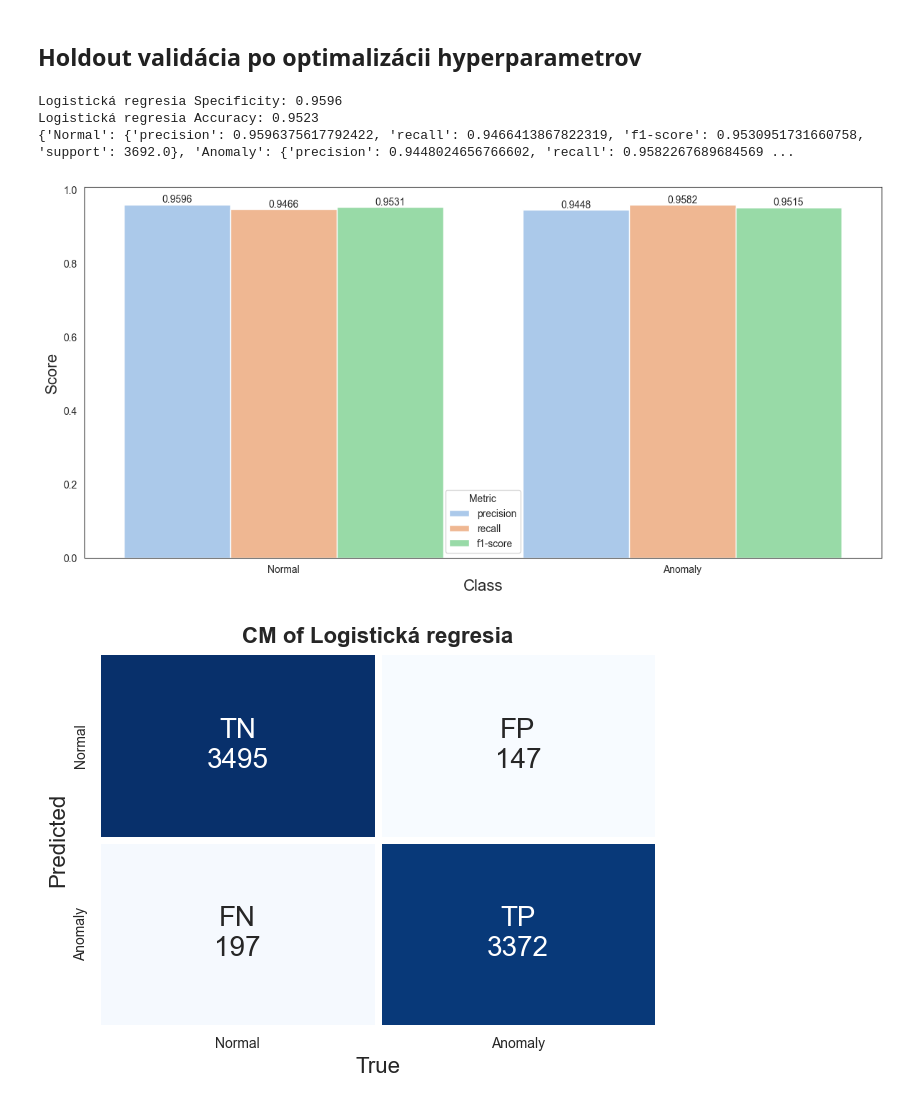
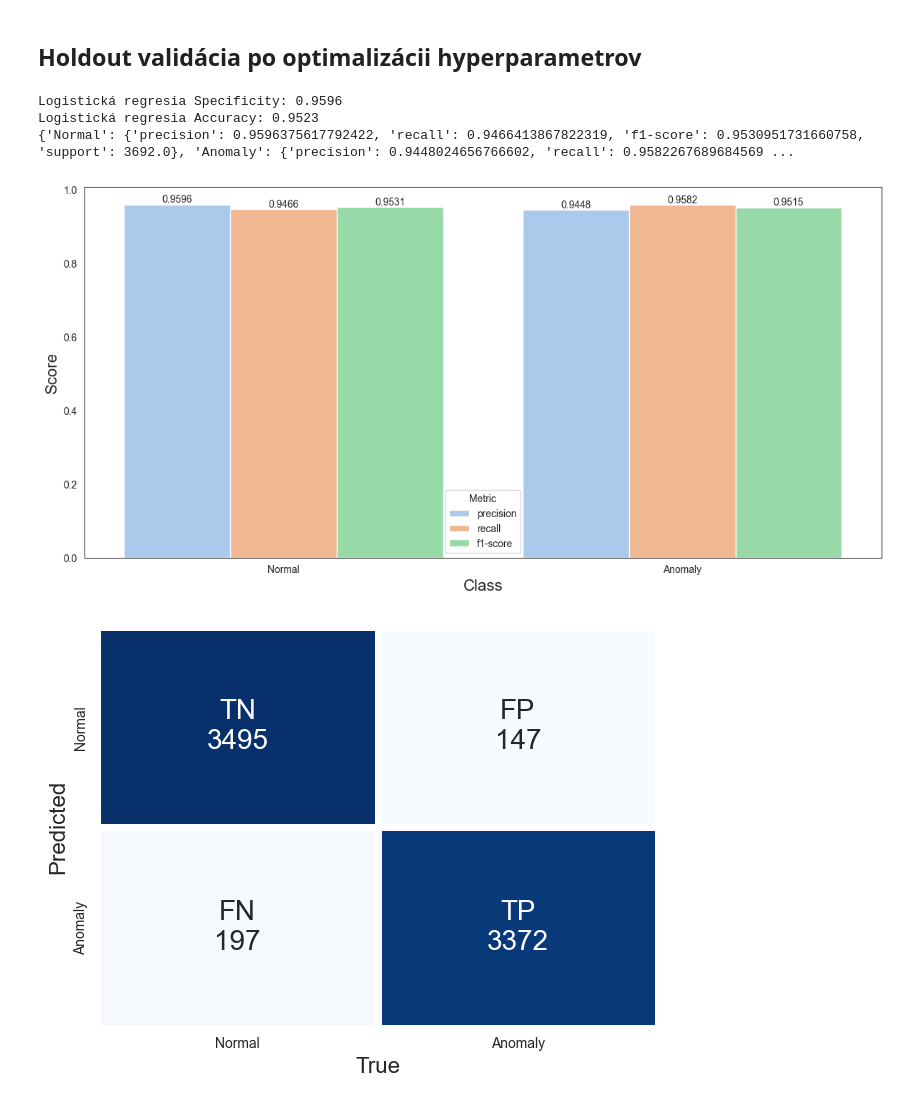
Before and after one commit to M4jkky/CRISP-DataMining, a Jupyter notebook: modeling_2.ipynb, the cells around one changed output. Saved outputs shown, nothing was run; the diff lists cells and outputs as text; code cells hidden in the pictures.

```diff
--- a/modeling_2.ipynb
+++ b/modeling_2.ipynb
@@ -69,11 +69,12 @@ for name, model in models:
     for container in ax.containers:
         ax.bar_label(container, fmt='%.4f')
 
-    plt.title(f'Classification Report of {name}', fontsize=16, fontweight='bold')
+    #plt.title(f'Classification Report of {name}', fontsize=16, fontweight='bold')
     plt.xlabel('Class', fontsize=16)
     plt.ylabel('Score', fontsize=16)
     plt.legend(title='Metric')
     plt.tight_layout()
+    plt.savefig(f'{name}_report_before_GS.png')
     plt.show()
 
 for name, model in models:
@@ -82,10 +83,11 @@ for name, model in models:
     annot = [[f'TN\n{tn}', f'FP\n{fp}'], [f'FN\n{fn}', f'TP\n{tp}']]
 
     sns.heatmap(cm, annot=annot, cmap='Blues', linewidths=5, fmt='', xticklabels=target_names, yticklabels=target_names, cbar=False, annot_kws={'size': 20})
-    plt.title(f'CM of {name}', fontsize=16, fontweight='bold')
+    #plt.title(f'CM of {name}', fontsize=16, fontweight='bold')
     plt.xlabel('True', fontsize=16)
     plt.ylabel('Predicted', fontsize=16)
     plt.tight_layout()
+    plt.savefig(f'{name}_cm_before_GS.png')
     plt.show()
 
 for name, model in models:
@@ -98,10 +100,11 @@ for name, model in models:
     plt.plot([0, 1], [0, 1], linestyle='--', color='grey', lw=2)
     plt.xlabel('False Positive Rate', fontsize=16)
     plt.ylabel('True Positive Rate', fontsize=16)
-    plt.title(f'ROC curve of {name}', fontsize=16, fontweight='bold')
+    #plt.title(f'ROC curve of {name}', fontsize=16, fontweight='bold')
     plt.legend(loc='lower right', fontsize=12)
     plt.grid(True, linestyle='--', alpha=0.7)
     plt.tight_layout()
+    plt.savefig(f'{name}_roc_before_GS.png')
     plt.show()
 # %% [output]
 Logistická regresia Specificity: 0.9588
@@ -207,33 +210,33 @@ for name, model in best_models.items():
     annot = [[f'TN\n{tn}', f'FP\n{fp}'], [f'FN\n{fn}', f'TP\n{tp}']]
 
     sns.heatmap(cm, annot=annot, cmap='Blues', linewidths=5, fmt='', xticklabels=target_names, yticklabels=target_names,
                 cbar=False, annot_kws={'size': 20})
-    plt.title(f'CM of {name}', fontsize=16, fontweight='bold')
+    #plt.title(f'CM of {name}', fontsize=16, fontweight='bold')
     plt.xlabel('True', fontsize=16)
     plt.ylabel('Predicted', fontsize=16)
     plt.tight_layout()
     plt.savefig(f'{name}_cm_after_GS.png')
     plt.show()
 
 for name, model in best_models.items():
     y_pred = model.predict_proba(X_test)[:, 1]
     fpr, tpr, _ = roc_curve(y_test, y_pred)
     roc_auc = auc(fpr, tpr)
 
     plt.figure(figsize=(12, 6))
     plt.plot(fpr, tpr, label=f'{name} AUC = {roc_auc:.4f}', color='red', lw=2)
     plt.plot([0, 1], [0, 1], linestyle='--', color='grey', lw=2)
     plt.xlabel('False Positive Rate', fontsize=16)
     plt.ylabel('True Positive Rate', fontsize=16)
-    plt.title(f'ROC curve of {name}', fontsize=16, fontweight='bold')
+    #plt.title(f'ROC curve of {name}', fontsize=16, fontweight='bold')
     plt.legend(loc='lower right', fontsize=12)
     plt.grid(True, linestyle='--', alpha=0.7)
     plt.tight_layout()
     plt.savefig(f'{name}_roc_after_GS.png')
     plt.show()
 # %% [output]
 Logistická regresia Specificity: 0.9596
 Logistická regresia Accuracy: 0.9523
 {'Normal': {'precision': 0.9596375617792422, 'recall': 0.9466413867822319, 'f1-score': 0.9530951731660758, 'support': 3692.0}, 'Anomaly': {'precision': 0.9448024656766602, 'recall': 0.9582267689684569 ...
 [figure]
-[figure, old version]
+[figure, new version]
```
Also changed, not shown: parts of 3 cells of this notebook.
